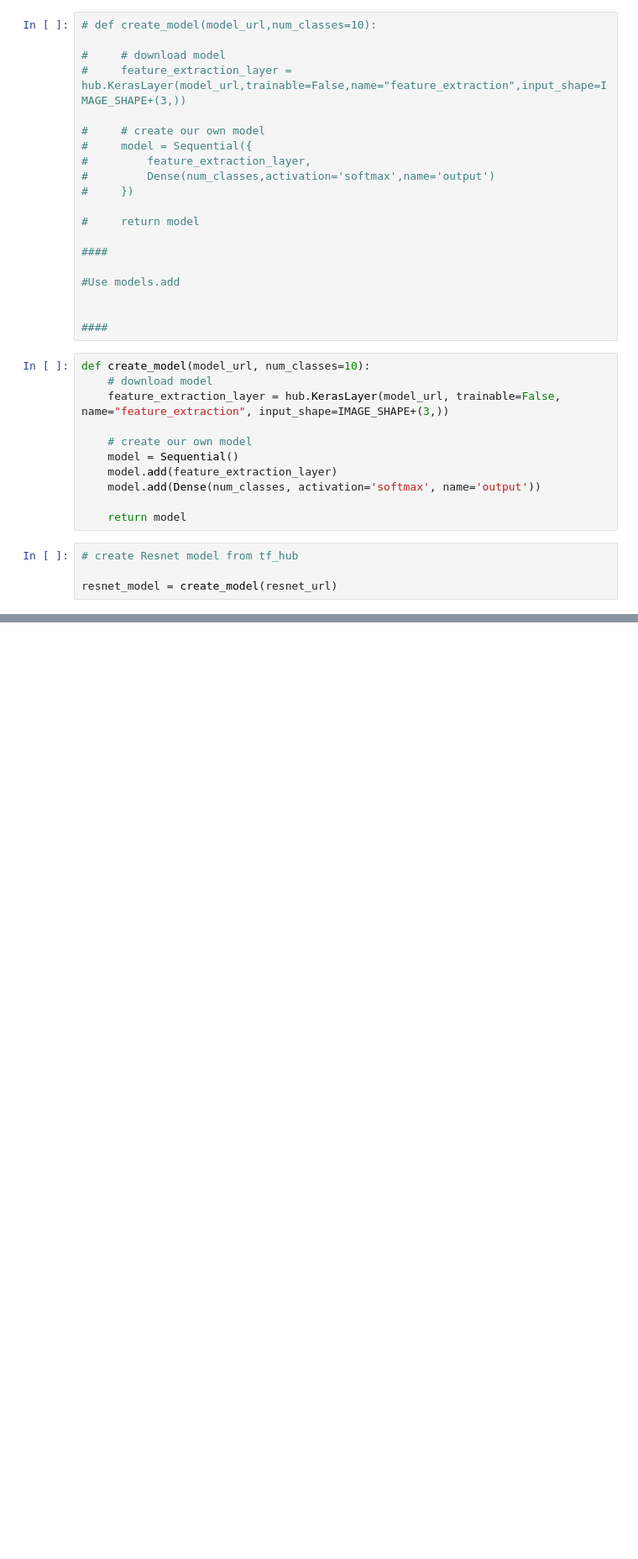
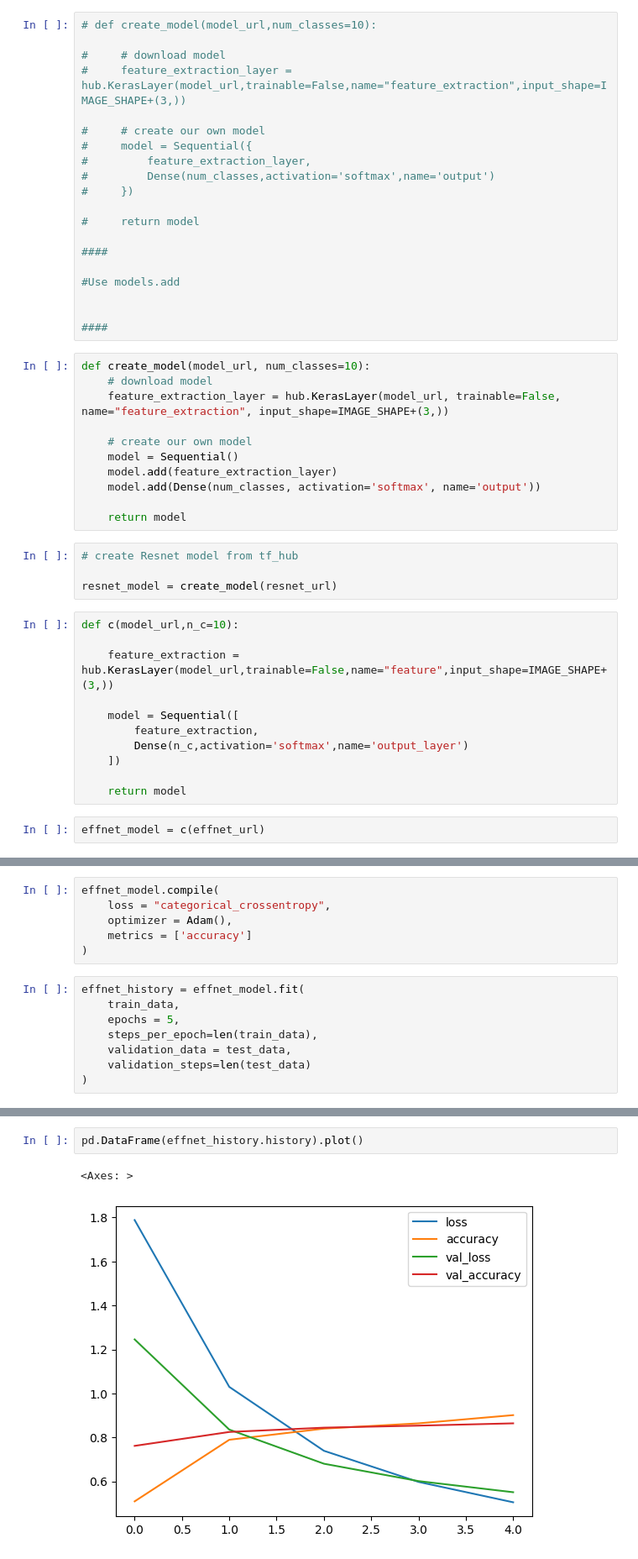
Before and after one commit to KrishnaSChavan/MachineLearning, a Jupyter notebook: Transfer_learning_1.ipynb, the cells around one changed output, grey strips where cells are left out. Shown at 84% size. Drawn from its saved outputs; the diff is of its cells as text; blank space fills up the shorter version.

```diff
--- a/Transfer_learning_1.ipynb
+++ b/Transfer_learning_1.ipynb
@@ -142,3 +142,16 @@ def create_model(model_url, num_classes=10):
 # create Resnet model from tf_hub
 
 resnet_model = create_model(resnet_url)
+# %%
+def c(model_url,n_c=10):
+
+    feature_extraction = hub.KerasLayer(model_url,trainable=False,name="feature",input_shape=IMAGE_SHAPE+(3,))
+
+    model = Sequential([
+        feature_extraction,
+        Dense(n_c,activation='softmax',name='output_layer')
+    ])
+
+    return model
+# %%
+effnet_model = c(effnet_url)
@@ -144,0 +220,14 @@ resnet_model = create_model(resnet_url)
+# %%
+effnet_model.compile(
+    loss = "categorical_crossentropy",
+    optimizer = Adam(),
+    metrics = ['accuracy']
+)
+# %%
+effnet_history = effnet_model.fit(
+    train_data,
+    epochs = 5,
+    steps_per_epoch=len(train_data),
+    validation_data = test_data,
+    validation_steps=len(test_data)
+)
@@ -144,0 +245,5 @@ resnet_model = create_model(resnet_url)
+# %%
+pd.DataFrame(effnet_history.history).plot()
+# %% [output]
+<Axes: >
+[figure, added]
```
Also changed, not shown: parts of 12 cells of this notebook.
